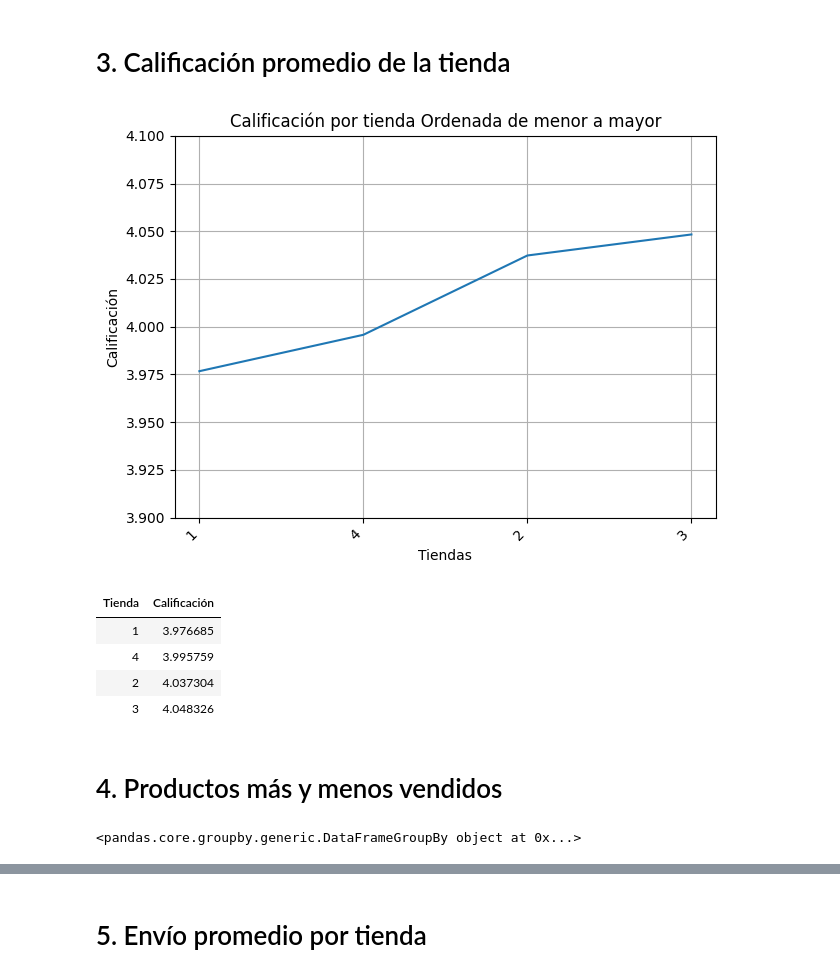
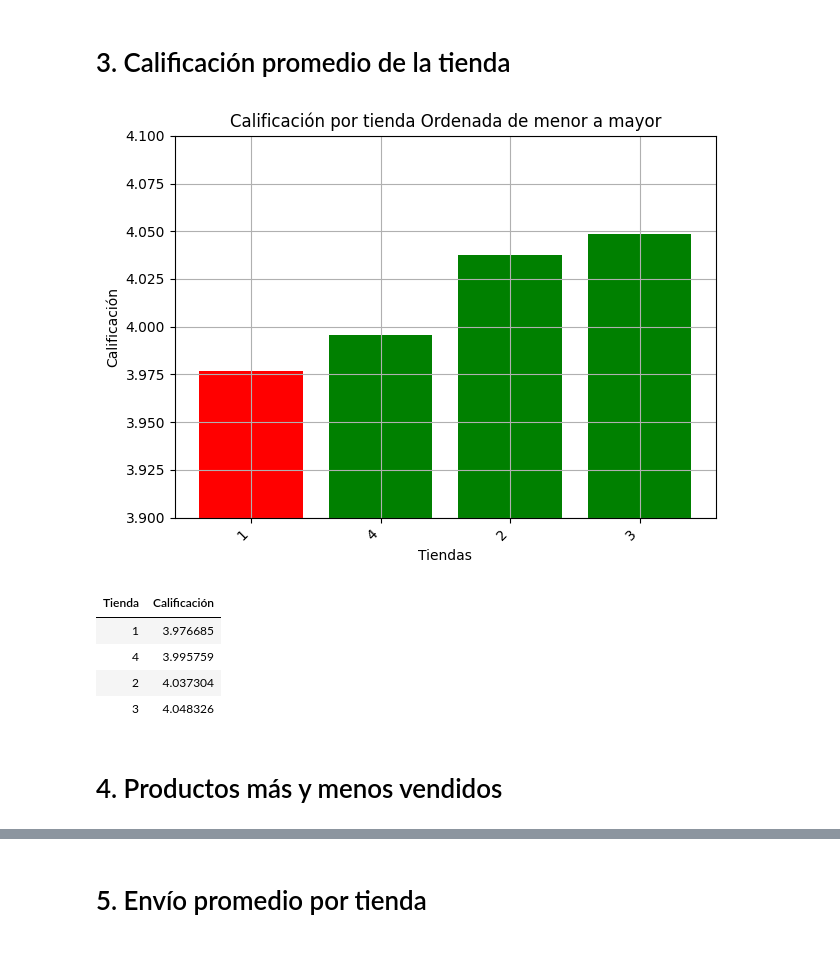
Before and after one commit to educhile1/challenge_datascience1-ONE, a Jupyter notebook: AluraStoreLatam.ipynb, the cells around one changed output, grey strips where cells are left out. Cells and saved outputs as stored; diff of their text form; code cells hidden in the pictures.

```diff
--- a/AluraStoreLatam.ipynb
+++ b/AluraStoreLatam.ipynb
@@ -179,35 +178,35 @@ dataCalifTienda.extend([
 dfCalifTienda = pd.DataFrame(dataCalifTienda).sort_values(by='Calificación', ascending=True)
 
 # Luego, aplica el estilo
 styled_df =dfCalifTienda.style.apply(color_minimo_otros_verde, subset=['Calificación'])
 
 
 
 
 
 
 dataCalifTienda = pd.DataFrame(dataCalifTienda).sort_values(by='Calificación', ascending=True).to_dict('records')
 
 
 
 calificaciones = [group['Calificación'] for group in dataCalifTienda]
 tiendas = [group['Tienda'][0] for group in dataCalifTienda]
 
-plt.plot(tiendas, calificaciones)
+plt.bar(tiendas, calificaciones, color=['red','green','green','green'] )
 plt.ylim(3.9, 4.1)
 
 plt.xlabel('Tiendas')
 plt.ylabel('Calificación')
 plt.title("Calificación por tienda Ordenada de menor a mayor")
 plt.xticks(rotation=45, ha='right')
 plt.tight_layout()
 plt.grid()
 plt.show()
 print('\n')
 
 styled_df.hide(axis="index")
 # %% [output]
-[figure, old version]
+[figure, new version]
 | Tienda | Calificación |
 | 1 | 3.976685 |
 | 4 | 3.995759 |
@@ -215,8 +214,3 @@ styled_df.hide(axis="index")
 | 3 | 4.048326 |
 # %% [markdown]
 # 4. Productos más y menos vendidos
-# %%
-prouTienda=dataTiendaClear.groupby(['Producto'])
-print(prouTienda)
-# %% [output]
-<pandas.core.groupby.generic.DataFrameGroupBy object at 0x...>
```
Also changed, not shown: parts of 3 cells of this notebook.
